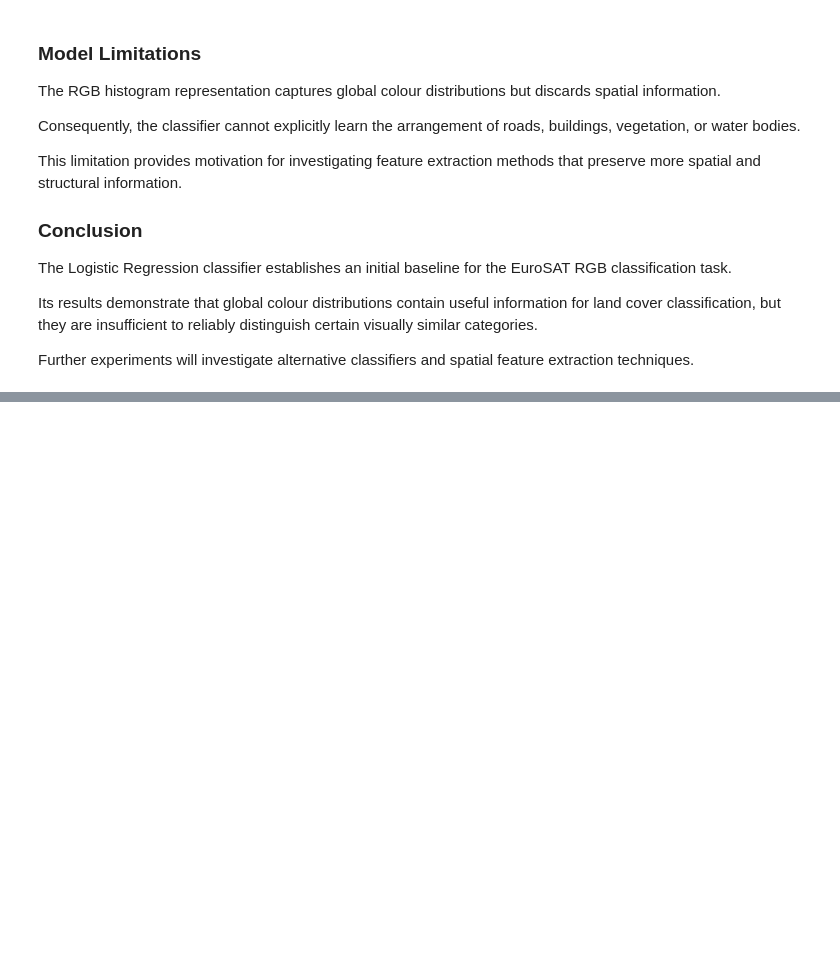
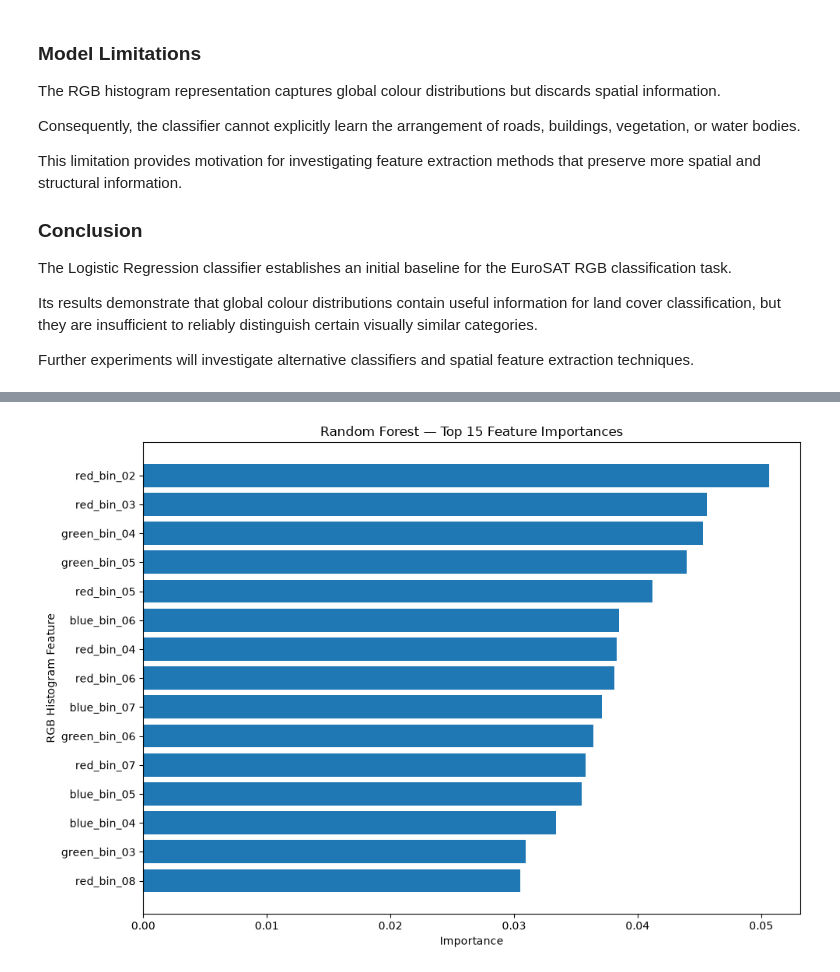
Before and after one commit to carlalamas13/landcover-lab, a Jupyter notebook: notebooks/02_baseline_machine_learning.ipynb, the cells around one changed output, grey strips where cells are left out. Saved outputs shown, nothing was run; the diff lists cells and outputs as text; code cells hidden in the pictures; blank space fills up the shorter version.

```diff
--- a/notebooks/02_baseline_machine_learning.ipynb
+++ b/notebooks/02_baseline_machine_learning.ipynb
@@ -886,0 +1196,20 @@ Further experiments will investigate alternative classifiers and spatial feature
+# %%
+rf_feature_importance = pd.DataFrame(
+    {
+        "feature": feature_names,
+        "importance": random_forest_model.feature_importances_,
+    }
+)
+
+rf_feature_importance = rf_feature_importance.sort_values(
+    "importance",
+    ascending=False,
+).reset_index(drop=True)
+
+print("Top 15 most important features:")
+display(rf_feature_importance.head(15).round(5))
+
+print(
+    "\nTotal feature importance:",
+    rf_feature_importance["importance"].sum(),
+)
@@ -886,0 +1235,28 @@ Further experiments will investigate alternative classifiers and spatial feature
+# %%
+top_features = rf_feature_importance.head(15).sort_values(
+    "importance",
+    ascending=True,
+)
+
+fig, ax = plt.subplots(figsize=(10, 7))
+
+ax.barh(
+    top_features["feature"],
+    top_features["importance"],
+)
+
+ax.set_title("Random Forest — Top 15 Feature Importances")
+ax.set_xlabel("Importance")
+ax.set_ylabel("RGB Histogram Feature")
+
+fig.tight_layout()
+
+fig.savefig(
+    FIGURES_DIR / "random_forest_feature_importance.png",
+    dpi=150,
+    bbox_inches="tight",
+)
+
+plt.show()
+# %% [output]
+[figure, added]
```
Also changed, not shown: parts of 15 cells of this notebook, 3 other files.
